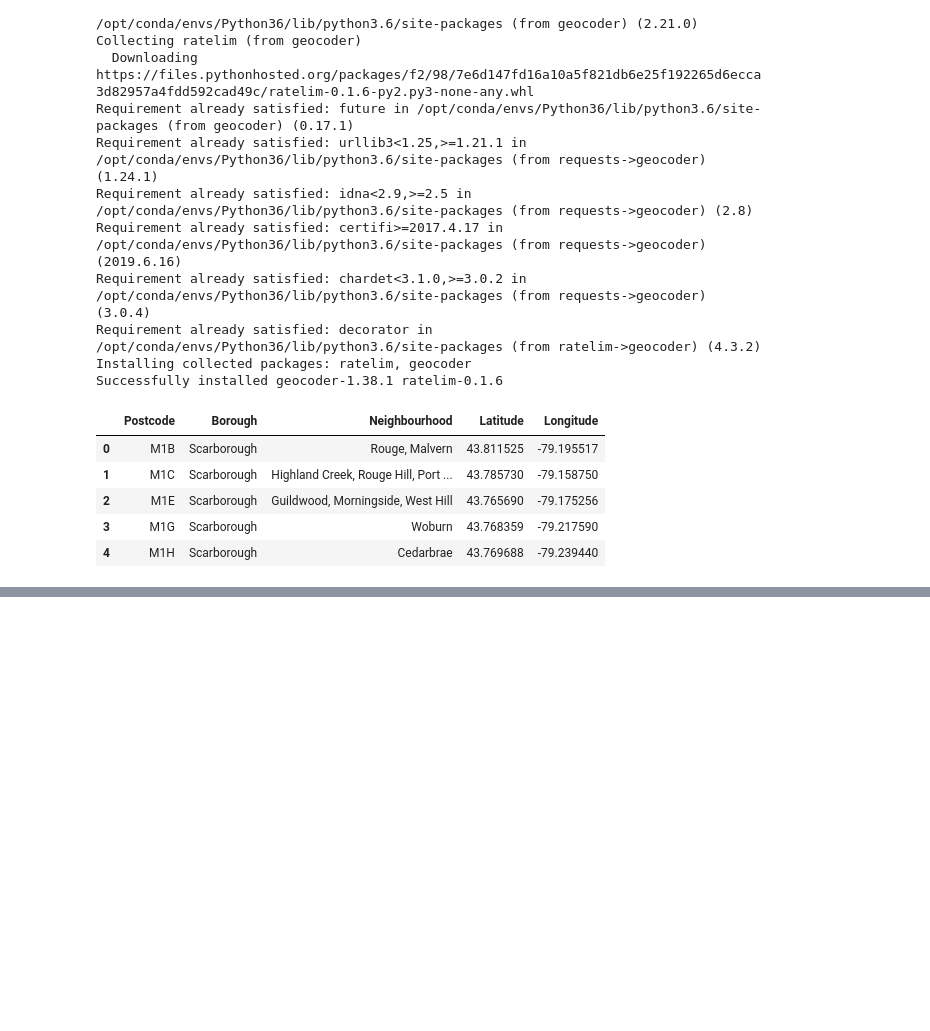
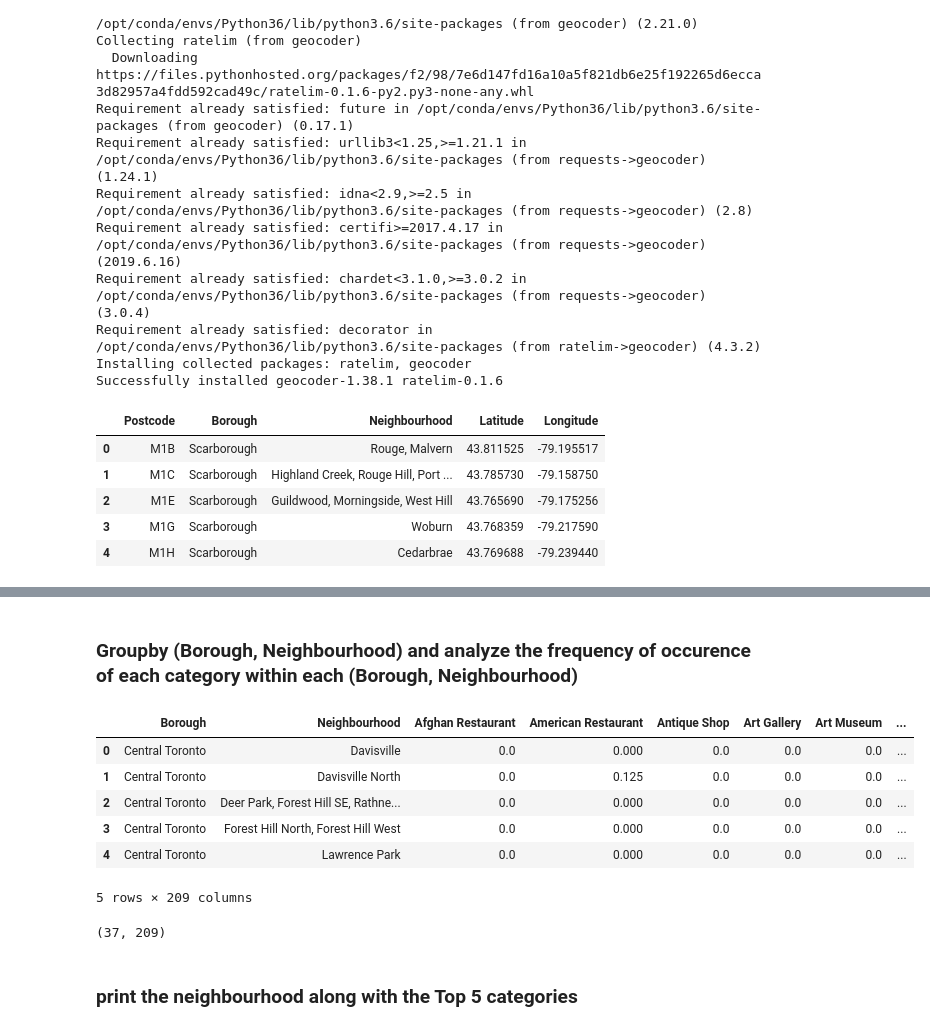
Before and after one commit to minshenli/Coursera_Capstone, a Jupyter notebook: Toronto Neighborhoods.ipynb, the cells around one changed output, grey strips where cells are left out. Saved outputs shown, nothing was run; the diff lists cells and outputs as text; code cells hidden in the pictures; blank space fills up the shorter version.

```diff
--- a/Toronto Neighborhoods.ipynb
+++ b/Toronto Neighborhoods.ipynb
@@ -115,0 +385,19 @@ df.head()
+# %% [markdown]
+### Groupby (Borough, Neighbourhood) and analyze the frequency of occurence of each category within each (Borough, Neighbourhood)
+# %%
+Toronto_grouped = Toronto_onehot.groupby(['Borough','Neighbourhood']).mean().reset_index()
+Toronto_grouped.head()
+# %% [output]
+|  | Borough | Neighbourhood | Afghan Restaurant | American Restaurant | Antique Shop | Art Gallery | Art Museum | ... |
+| 0 | Central Toronto | Davisville | 0.0 | 0.000 | 0.0 | 0.0 | 0.0 | ... |
+| 1 | Central Toronto | Davisville North | 0.0 | 0.125 | 0.0 | 0.0 | 0.0 | ... |
+| 2 | Central Toronto | Deer Park, Forest Hill SE, Rathne... | 0.0 | 0.000 | 0.0 | 0.0 | 0.0 | ... |
+| 3 | Central Toronto | Forest Hill North, Forest Hill West | 0.0 | 0.000 | 0.0 | 0.0 | 0.0 | ... |
+| 4 | Central Toronto | Lawrence Park | 0.0 | 0.000 | 0.0 | 0.0 | 0.0 | ... |
+5 rows × 209 columns
+# %%
+Toronto_grouped.shape
+# %% [output]
+(37, 209)
+# %% [markdown]
+### print the neighbourhood along with the Top 5 categories
```
Also changed, not shown: parts of 34 cells of this notebook.
